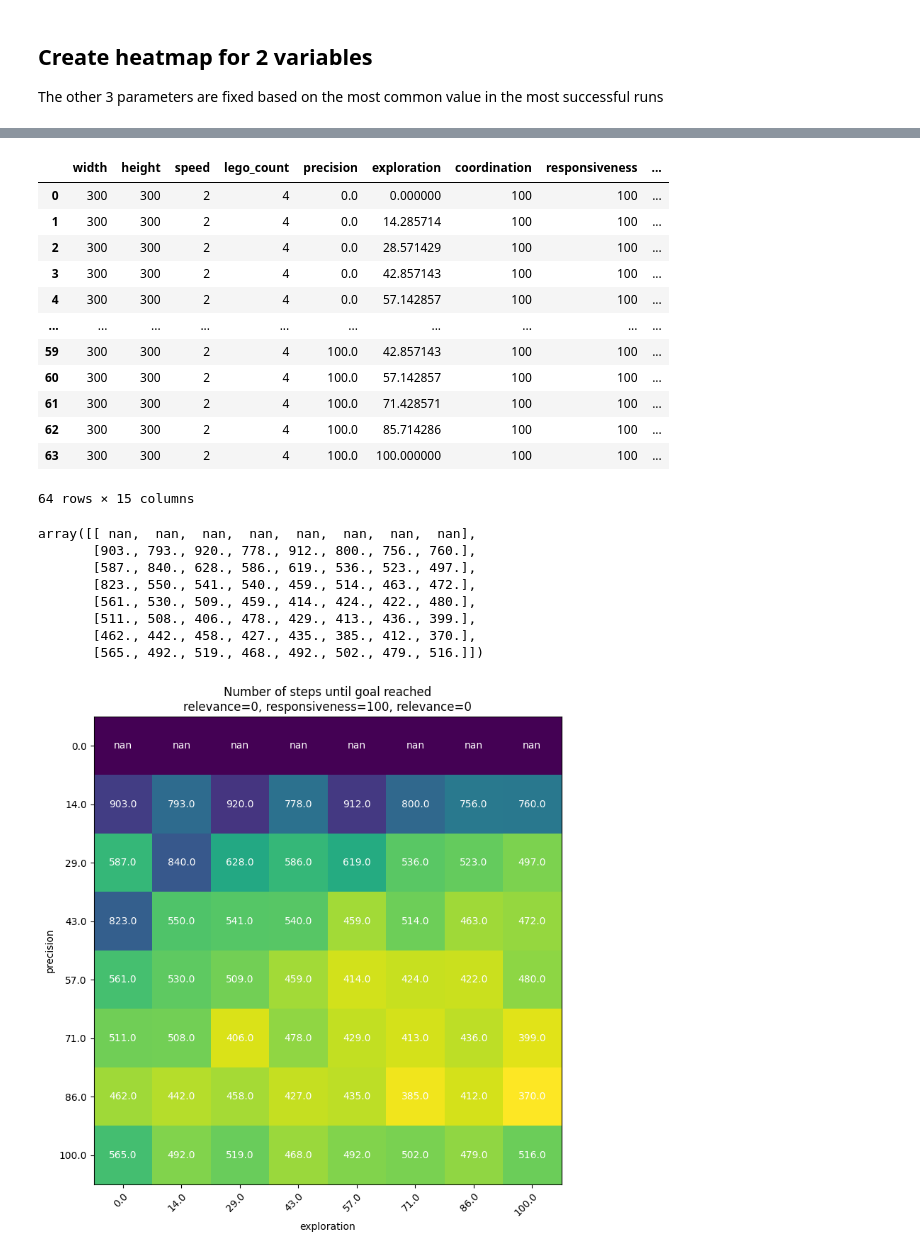
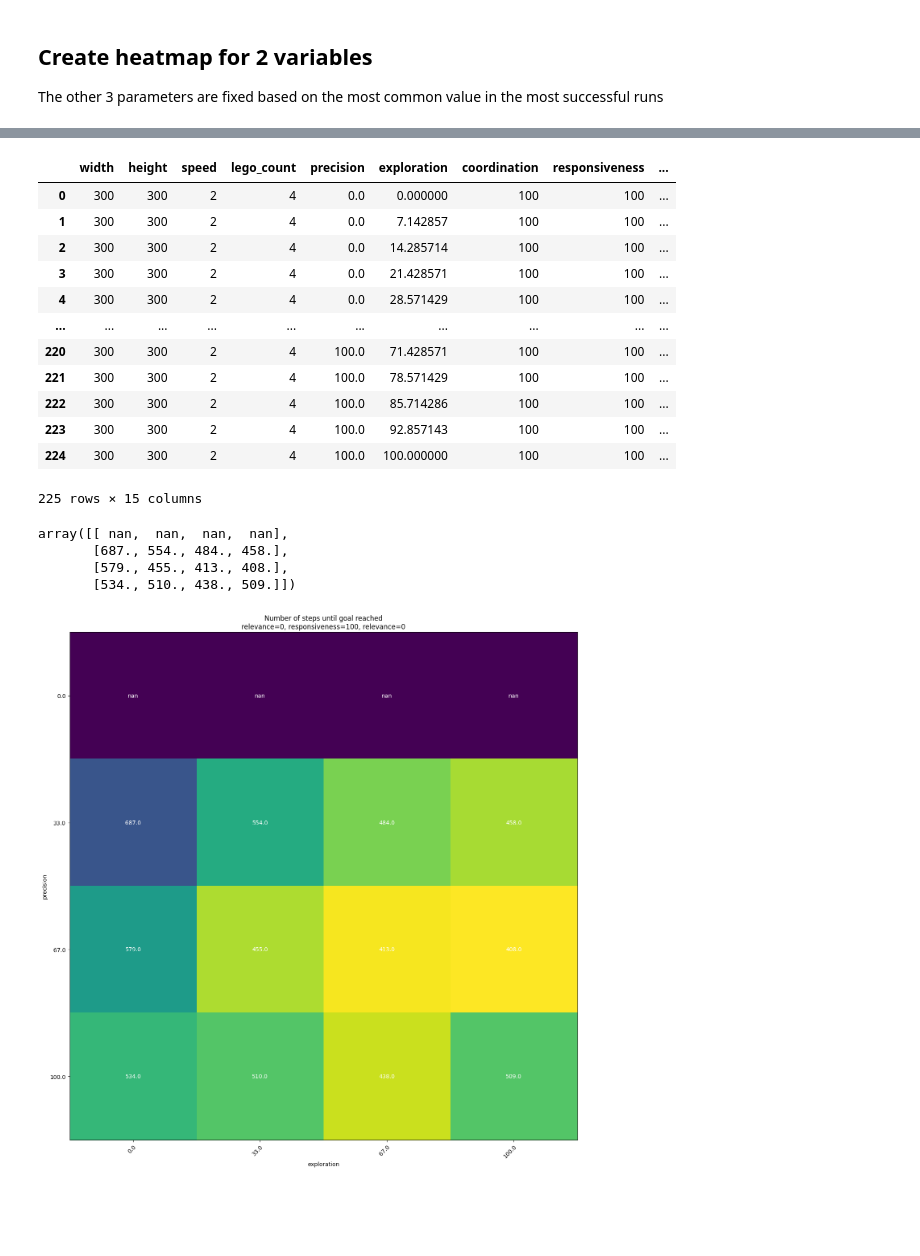
Before and after one commit to roznawsk/infant-abm, a Jupyter notebook: open_results.ipynb, the cells around one changed output, grey strips where cells are left out. Saved outputs shown, nothing was run; the diff lists cells and outputs as text; code cells hidden in the pictures; blank space fills up the shorter version.

Commit message:
Heatmap detailed

```diff
--- a/open_results.ipynb
+++ b/open_results.ipynb
@@ -9,12 +9,12 @@ import matplotlib.pyplot as plt
 # %% [markdown]
 ## Prepare the data
 # %%
-# df_nan = pd.read_hdf('results/run_grid_5_nan.hdf')
-# df_notnan = pd.read_hdf('results/run_grid_5_notnan.hdf')
-# df = pd.concat([df_nan, df_notnan])
+df_nan = pd.read_hdf('results/run_grid_5_nan.hdf')
+df_notnan = pd.read_hdf('results/run_grid_5_notnan.hdf')
+df = pd.concat([df_nan, df_notnan])
 
 # df = pd.read_hdf('results/run_new_parallel.hdf')
-df = pd.read_hdf('results/run_prec_exp.hdf')
+# df = pd.read_hdf('results/run_prec_exp.hdf')
 
 
 df
@@ -198,58 +202,55 @@ selected_runs
 # %% [output]
 |  | width | height | speed | lego_count | precision | exploration | coordination | responsiveness | ... |
 | 0 | 300 | 300 | 2 | 4 | 0.0 | 0.000000 | 100 | 100 | ... |
-| 1 | 300 | 300 | 2 | 4 | 0.0 | 14.285714 | 100 | 100 | ... |
-| 2 | 300 | 300 | 2 | 4 | 0.0 | 28.571429 | 100 | 100 | ... |
-| 3 | 300 | 300 | 2 | 4 | 0.0 | 42.857143 | 100 | 100 | ... |
-| 4 | 300 | 300 | 2 | 4 | 0.0 | 57.142857 | 100 | 100 | ... |
+| 1 | 300 | 300 | 2 | 4 | 0.0 | 7.142857 | 100 | 100 | ... |
+| 2 | 300 | 300 | 2 | 4 | 0.0 | 14.285714 | 100 | 100 | ... |
+| 3 | 300 | 300 | 2 | 4 | 0.0 | 21.428571 | 100 | 100 | ... |
+| 4 | 300 | 300 | 2 | 4 | 0.0 | 28.571429 | 100 | 100 | ... |
 | ... | ... | ... | ... | ... | ... | ... | ... | ... | ... |
-| 59 | 300 | 300 | 2 | 4 | 100.0 | 42.857143 | 100 | 100 | ... |
-| 60 | 300 | 300 | 2 | 4 | 100.0 | 57.142857 | 100 | 100 | ... |
-| 61 | 300 | 300 | 2 | 4 | 100.0 | 71.428571 | 100 | 100 | ... |
-| 62 | 300 | 300 | 2 | 4 | 100.0 | 85.714286 | 100 | 100 | ... |
-| 63 | 300 | 300 | 2 | 4 | 100.0 | 100.000000 | 100 | 100 | ... |
+| 220 | 300 | 300 | 2 | 4 | 100.0 | 71.428571 | 100 | 100 | ... |
+| 221 | 300 | 300 | 2 | 4 | 100.0 | 78.571429 | 100 | 100 | ... |
+| 222 | 300 | 300 | 2 | 4 | 100.0 | 85.714286 | 100 | 100 | ... |
+| 223 | 300 | 300 | 2 | 4 | 100.0 | 92.857143 | 100 | 100 | ... |
+| 224 | 300 | 300 | 2 | 4 | 100.0 | 100.000000 | 100 | 100 | ... |
-64 rows × 15 columns
+225 rows × 15 columns
 # %%
-hm_data = selected_runs['success_steps'].to_numpy().reshape(8, 8)
+root = int(np.sqrt(len(selected_runs)))
+hm_data = selected_runs['success_steps'].to_numpy().reshape(root, root)
 # hm_data = np.nan_to_num(hm_data, nan=5001)
 hm_data
 # %% [output]
-array([[ nan,  nan,  nan,  nan,  nan,  nan,  nan,  nan],
-       [903., 793., 920., 778., 912., 800., 756., 760.],
-       [587., 840., 628., 586., 619., 536., 523., 497.],
-       [823., 550., 541., 540., 459., 514., 463., 472.],
-       [561., 530., 509., 459., 414., 424., 422., 480.],
-       [511., 508., 406., 478., 429., 413., 436., 399.],
-       [462., 442., 458., 427., 435., 385., 412., 370.],
-       [565., 492., 519., 468., 492., 502., 479., 516.]])
+array([[ nan,  nan,  nan,  nan],
+       [687., 554., 484., 458.],
+       [579., 455., 413., 408.],
+       [534., 510., 438., 509.]])
 # %%
 precision = selected_runs['precision'].unique().round()
 exploration = selected_runs['exploration'].unique().round()
 
 colormap_data = np.nan_to_num(hm_data, nan=(np.nanmax(hm_data) + 100))
 
-fig, ax = plt.subplots(figsize=(10, 8))
+fig, ax = plt.subplots(figsize=(14, 14))
 im = ax.imshow(colormap_data, cmap=matplotlib.colormaps['viridis_r'])
 
 # Show all ticks and label them with the respective list entries
 ax.set_xticks(np.arange(len(exploration)), labels=precision)
 ax.set_yticks(np.arange(len(precision)), labels=exploration)
 
 ax.set_xlabel('exploration')
 ax.set_ylabel('precision')
 
 # Rotate the tick labels and set their alignment.
 plt.setp(ax.get_xticklabels(), rotation=45, ha="right",
          rotation_mode="anchor")
 
 # Loop over data dimensions and create text annotations.
 for i in range(len(precision)):
     for j in range(len(exploration)):
         text = ax.text(j, i, hm_data[i, j],
                        ha="center", va="center", color="w")
 
 ax.set_title(f'Number of steps until goal reached\nrelevance={rel}, responsiveness={resp}, relevance={rel}')
 fig.tight_layout()
 plt.show()
 # %% [output]
-[figure, old version]
+[figure, new version]
```
Also changed, not shown: parts of 7 cells of this notebook, 2 other files.
